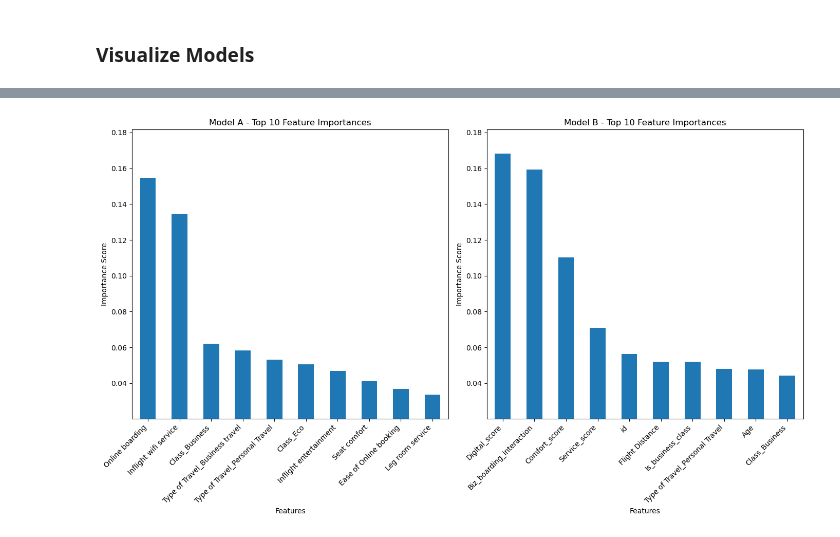
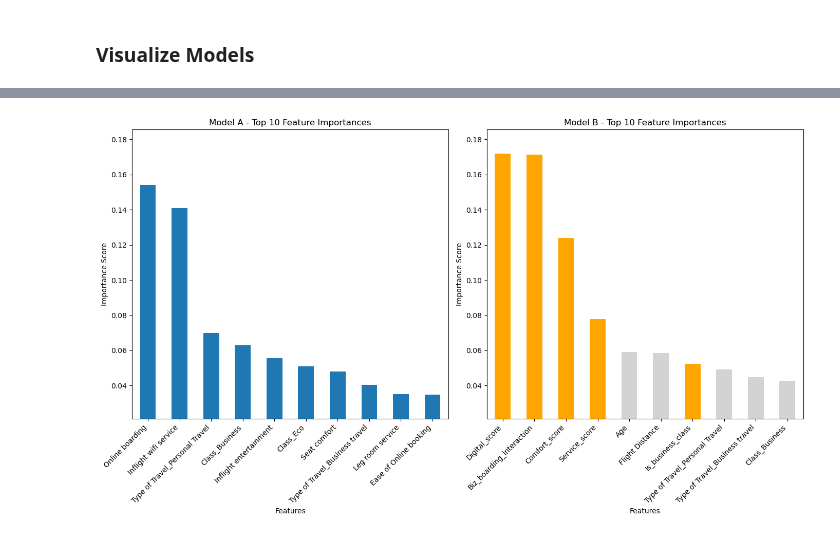
Before and after one commit to T-Godwins/airline-project, a Jupyter notebook: technical_analysis/04_final_model_evalution.ipynb, the cells around one changed output, grey strips where cells are left out. Saved outputs shown, nothing was run; the diff lists cells and outputs as text; code cells hidden in the pictures.

```diff
--- a/technical_analysis/04_final_model_evalution.ipynb
+++ b/technical_analysis/04_final_model_evalution.ipynb
@@ -47,7 +47,7 @@ display(df_train.head())
 ##### Model A - Baseline
 # %%
 # Drop unnecessary columns for baseline model (model a)
-a_dropped_cols = ['Gender', 'Customer Type', 'Type of Travel', 'Class', 'satisfaction',
+a_dropped_cols = ['id', 'Gender', 'Customer Type', 'Type of Travel', 'Class', 'satisfaction',
                 'Digital_score', 'Comfort_score', 'Service_score', 'Is_business_class',
                 'Biz_boarding_interaction', 'Total_delay', 'Haul_type']
 a_df_train = df_train.drop(a_dropped_cols, axis=1)
@@ -96,7 +96,7 @@ weighted avg       0.96      0.96      0.96     25893
 ##### Model B - Feature Engineered Model
 # %%
 # Drop unnecessary columns for baseline model (model b)
-b_dropped_cols = ['Gender', 'Customer Type', 'Type of Travel', 'Class', 'satisfaction',
+b_dropped_cols = ['id', 'Gender', 'Customer Type', 'Type of Travel', 'Class', 'satisfaction',
                 'Inflight wifi service', 'Departure/Arrival time convenient', 'Ease of Online booking',
                 'Online boarding','Food and drink', 'Seat comfort', 'Inflight entertainment', 'Leg room service',
                 'Cleanliness','Gate location', 'On-board service', 'Baggage handling', 'Checkin service',
@@ -170,32 +161,33 @@ importance_B.head()
 fig, ax = plt.subplots(1, 2, figsize=(14, 8))
 
 importance_A.plot.bar(x='Feature', y='Importance', ax=ax[0])
 ax[0].set_title('Model A - Top 10 Feature Importances')
 ax[0].set_xlabel('Features')
 ax[0].set_ylabel('Importance Score')
 ax[0].set_xticklabels(ax[0].get_xticklabels(), rotation=45, ha='right')
 
-importance_B.plot.bar(x='Feature', y='Importance', ax=ax[1])
+colors = ['orange' if 'score' in x or 'interaction' in x or 'Is' in x else 'lightgray' for x in importance_B['Feature']]
+importance_B.plot.bar(x='Feature', y='Importance', ax=ax[1], color=colors)
 ax[1].set_title('Model B - Top 10 Feature Importances')
 ax[1].set_xlabel('Features')
 ax[1].set_ylabel('Importance Score')
 ax[1].set_xticklabels(ax[1].get_xticklabels(), rotation=45, ha='right')
 
 
 max_importance = max(importance_A['Importance'].max(), importance_B['Importance'].max())
 min_importance = min(importance_A['Importance'].min(), importance_B['Importance'].min())
 
 y_padding = (max_importance - min_importance) * 0.1
 ax[0].set_ylim([min_importance - y_padding, max_importance + y_padding])
 ax[1].set_ylim([min_importance - y_padding, max_importance + y_padding])
 
 legend_a = ax[0].legend()
 legend_a.remove()
 
 legend_b = ax[1].legend()
 legend_b.remove()
 
 plt.tight_layout()
 plt.show()
 # %% [output]
-[figure, old version]
+[figure, new version]
```
Also changed, not shown: parts of 5 cells of this notebook.
